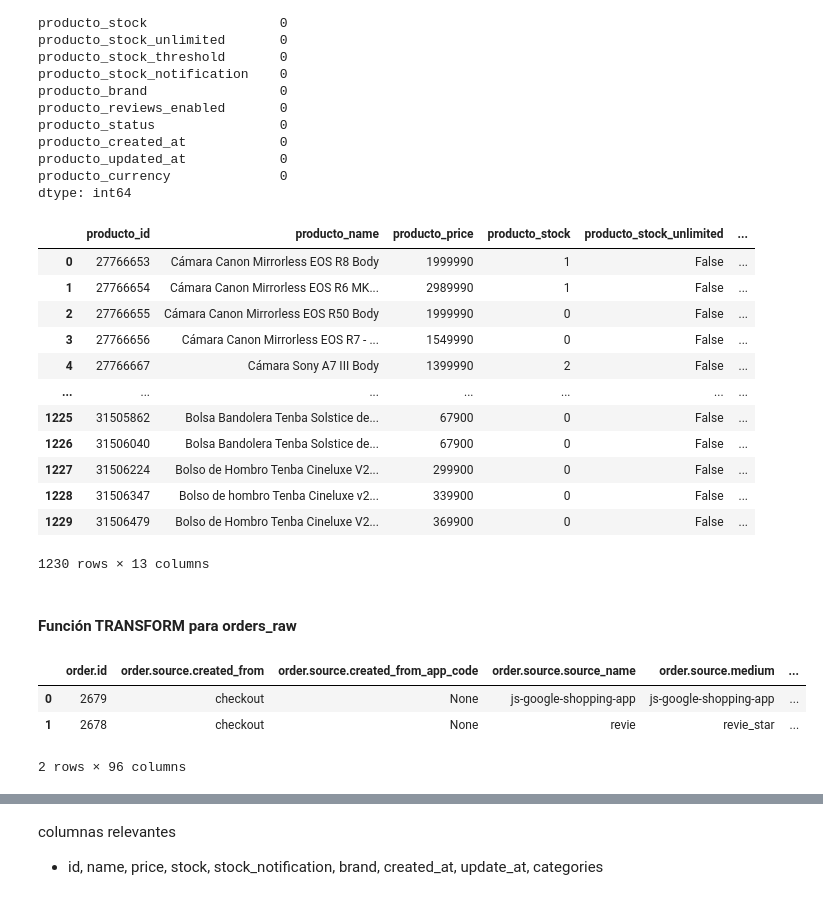
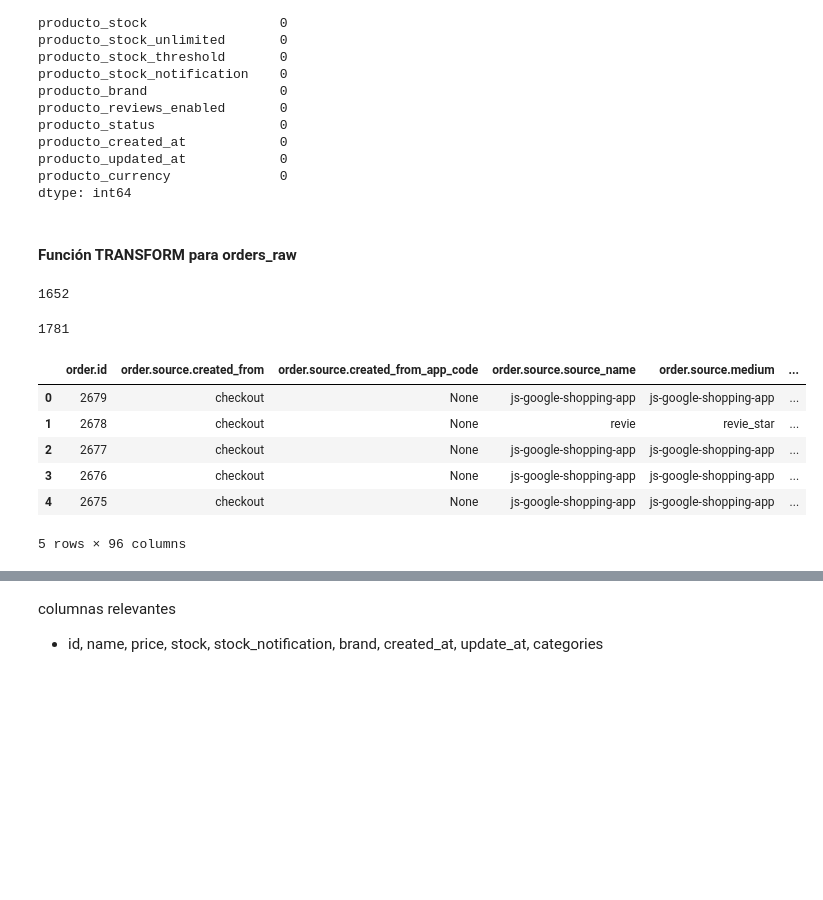
Before and after one commit to Halsey26/pipeline_perc, a Jupyter notebook: etl/pruebas_etl.ipynb, the cells around one changed output, grey strips where cells are left out. Drawn from its saved outputs; the diff is of its cells as text; code cells hidden in the pictures; blank space fills up the shorter version.

```diff
--- a/etl/pruebas_etl.ipynb
+++ b/etl/pruebas_etl.ipynb
@@ -512,6 +744,7 @@ supabase: Client = create_client(url, key)
 # products_raw= extract_supabase_raw('products')
 # orders_raw= extract_supabase_raw('orders')
 from tqdm import tqdm
+endpoints=['products', 'customers', 'orders']
 
 df_raw= {}
 for endpoint in tqdm(endpoints):
@@ -912,28 +1200,23 @@ producto_created_at            0
 producto_updated_at            0
 producto_currency              0
 dtype: int64
-# %%
-df
-# %% [output]
-|  | producto_id | producto_name | producto_price | producto_stock | producto_stock_unlimited | ... |
-| 0 | 27766653 | Cámara Canon Mirrorless EOS R8 Body | 1999990 | 1 | False | ... |
-| 1 | 27766654 | Cámara Canon Mirrorless EOS R6 MK... | 2989990 | 1 | False | ... |
-| 2 | 27766655 | Cámara Canon Mirrorless EOS R50 Body | 1999990 | 0 | False | ... |
-| 3 | 27766656 | Cámara Canon Mirrorless EOS R7 - ... | 1549990 | 0 | False | ... |
-| 4 | 27766667 | Cámara Sony A7 III Body | 1399990 | 2 | False | ... |
-| ... | ... | ... | ... | ... | ... | ... |
-| 1225 | 31505862 | Bolsa Bandolera Tenba Solstice de... | 67900 | 0 | False | ... |
-| 1226 | 31506040 | Bolsa Bandolera Tenba Solstice de... | 67900 | 0 | False | ... |
-| 1227 | 31506224 | Bolso de Hombro Tenba Cineluxe V2... | 299900 | 0 | False | ... |
-| 1228 | 31506347 | Bolso de hombro Tenba Cineluxe v2... | 339900 | 0 | False | ... |
-| 1229 | 31506479 | Bolso de Hombro Tenba Cineluxe V2... | 369900 | 0 | False | ... |
-1230 rows × 13 columns
 # %% [markdown]
 #### **Función TRANSFORM para orders_raw**
+# %%
+len(customer_clean)
+# %% [output]
+1652
+# %%
+len(df_raw['orders_raw'])
+# %% [output]
+1781
 # %%
-df_raw['orders_raw'].head(2)
+df_raw['orders_raw'].head(5)
 # %% [output]
 |  | order.id | order.source.created_from | order.source.created_from_app_code | order.source.source_name | order.source.medium | ... |
 | 0 | 2679 | checkout | None | js-google-shopping-app | js-google-shopping-app | ... |
 | 1 | 2678 | checkout | None | revie | revie_star | ... |
+| 2 | 2677 | checkout | None | js-google-shopping-app | js-google-shopping-app | ... |
+| 3 | 2676 | checkout | None | js-google-shopping-app | js-google-shopping-app | ... |
+| 4 | 2675 | checkout | None | js-google-shopping-app | js-google-shopping-app | ... |
-2 rows × 96 columns
+5 rows × 96 columns
```
Also changed, not shown: parts of 37 cells of this notebook, 1 other file.
